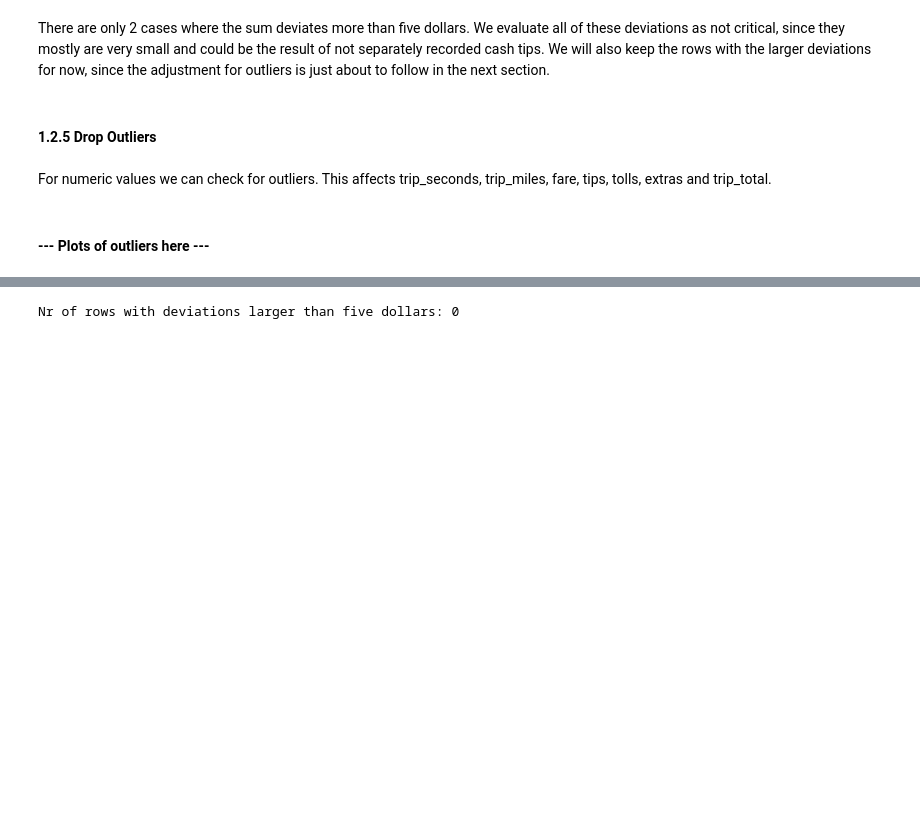
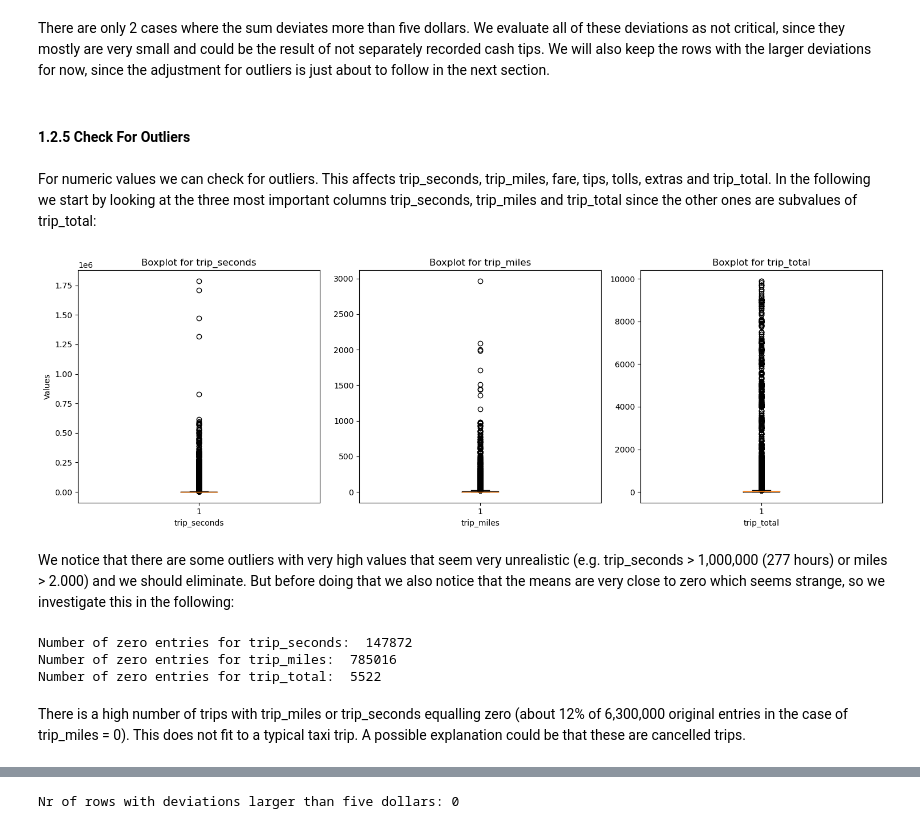
Before and after one commit to madxox/AAA_Teamassignment, a Jupyter notebook: 01_preparation_taxidata_jl.ipynb, the cells around one changed output, grey strips where cells are left out. Saved outputs shown, nothing was run; the diff lists cells and outputs as text; code cells hidden in the pictures; blank space fills up the shorter version.

```diff
--- a/01_preparation_taxidata_jl.ipynb
+++ b/01_preparation_taxidata_jl.ipynb
@@ -336,6 +338,6 @@ plt.show()
 # %% [markdown]
 There are only 2 cases where the sum deviates more than five dollars. We evaluate all of these deviations as not critical, since they mostly are very small and could be the result of not separately recorded cash tips. We will also keep the rows with the larger deviations for now, since the adjustment for outliers is just about to follow in the next section.
 # %% [markdown]
-#### 1.2.5 Drop Outliers
+#### 1.2.5 Check For Outliers
 # %% [markdown]
-For numeric values we can check for outliers. This affects trip_seconds, trip_miles, fare, tips, tolls, extras and trip_total.
+For numeric values we can check for outliers. This affects trip_seconds, trip_miles, fare, tips, tolls, extras and trip_total. In the following we start by looking at the three most important columns trip_seconds, trip_miles and trip_total since the other ones are subvalues of trip_total:
@@ -344,2 +344,51 @@ df_outliers = df
-# %% [markdown]
-#### --- Plots of outliers here ---
+# %%
+# definition of plotting functions
+def three_feature_boxplots(df):
+
+    fig, axs = plt.subplots(1, 3, figsize=(15, 5))
+
+    axs[0].boxplot(df['trip_seconds'])
+    axs[0].set_title('Boxplot for trip_seconds')
+    axs[0].set_xlabel('trip_seconds')
+    axs[0].set_ylabel('Values')
+
+    axs[1].boxplot(df['trip_miles'])
+    axs[1].set_title('Boxplot for trip_miles')
+    axs[1].set_xlabel('trip_miles')
+
+    axs[2].boxplot(df['trip_total'])
+    axs[2].set_title('Boxplot for trip_total')
+    axs[2].set_xlabel('trip_total')
+
+    plt.tight_layout()
+    plt.show()
+
+def two_feature_boxplots(df):
+
+    fig, axs = plt.subplots(1, 2, figsize=(15, 5))
+
+    axs[0].boxplot(df['trip_seconds'])
+    axs[0].set_title('0 Miles Trips - Distribution Of trip_seconds')
+    axs[0].set_xlabel('trip_seconds')
+    axs[0].set_ylabel('Values')
+
+    axs[1].boxplot(df['trip_total'])
+    axs[1].set_title('0 Miles Trips - Distribution Of trip_total')
+    axs[1].set_xlabel('trip_total')
+# %%
+three_feature_boxplots(df)
+# %% [output]
+[figure, added]
+# %% [markdown]
+We notice that there are some outliers with very high values that seem very unrealistic (e.g. trip_seconds > 1,000,000 (277 hours) or miles > 2.000) and we should eliminate. But before doing that we also notice that the means are very close to zero which seems strange, so we investigate this in the following:
+# %%
+# Number of equal zero entries
+print("Number of zero entries for trip_seconds: ", len(df[df["trip_seconds"] == 0]))
+print("Number of zero entries for trip_miles: ", len(df[df["trip_miles"] == 0]))
+print("Number of zero entries for trip_total: ", len(df[df["trip_total"] == 0]))
+# %% [output]
+Number of zero entries for trip_seconds:  147872
+Number of zero entries for trip_miles:  785016
+Number of zero entries for trip_total:  5522
+# %% [markdown]
+There is a high number of trips with trip_miles or trip_seconds equalling zero (about 12% of 6,300,000 original entries in the case of trip_miles = 0). This does not fit to a typical taxi trip. A possible explanation could be that these are cancelled trips.
```
Also changed, not shown: parts of 77 cells of this notebook, 3 other files.
